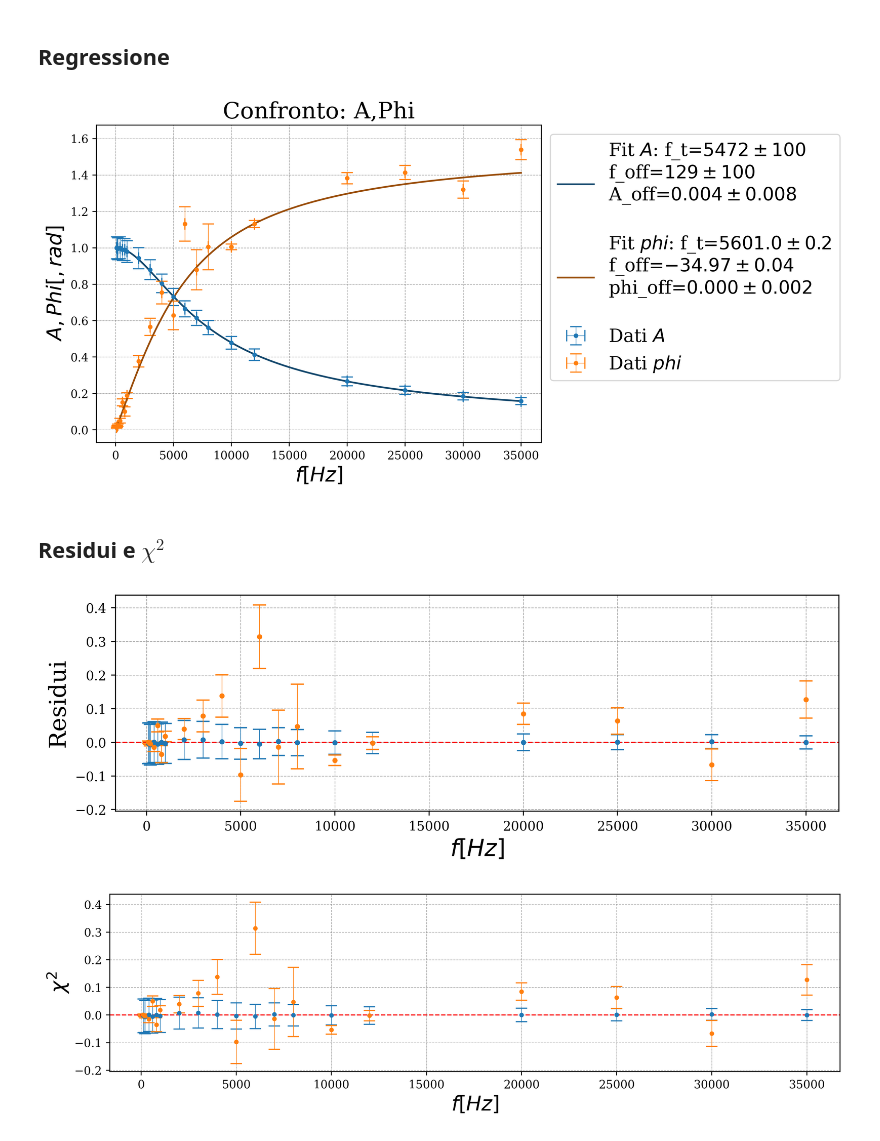
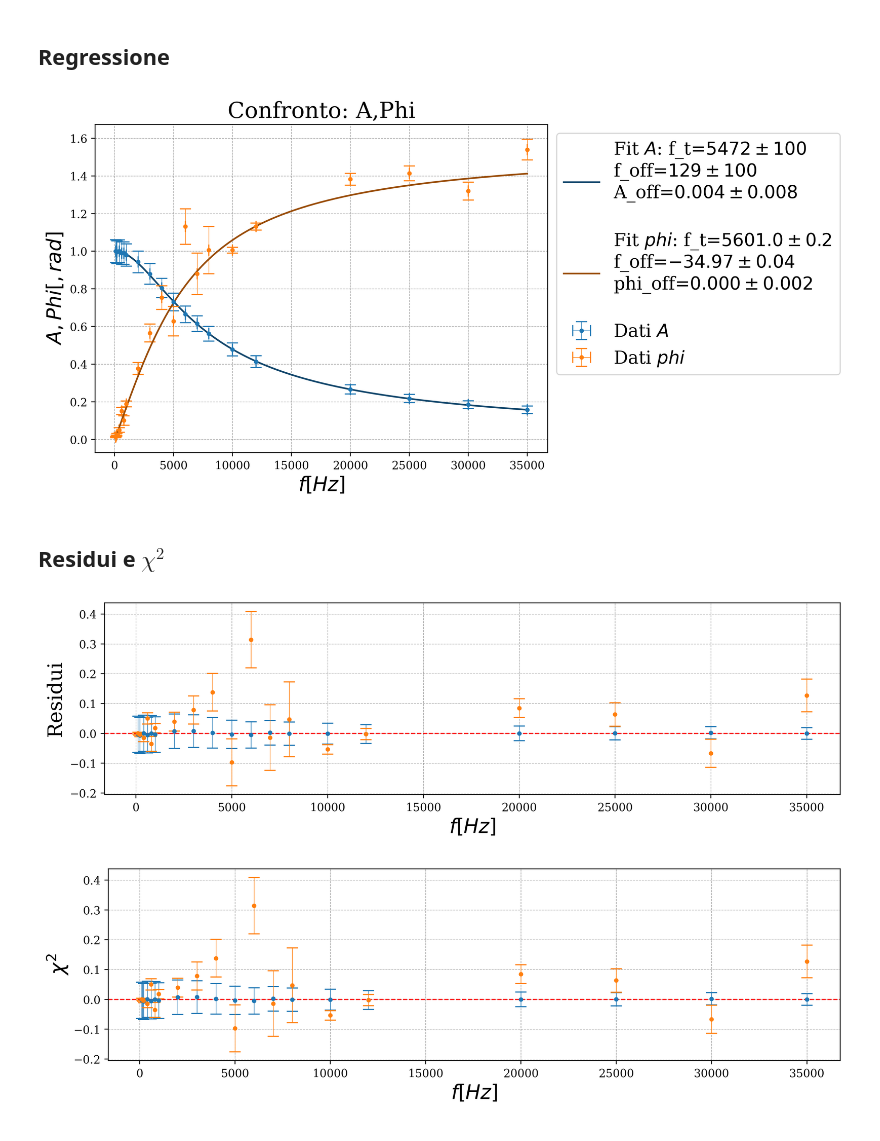
Before and after one commit to nichettg/Codici, a Jupyter notebook: 6. RC Dominio Frequenza/analisi.ipynb, the cells around one changed output. Cells and saved outputs as stored; diff of their text form; code cells hidden in the pictures.

```diff
--- a/6. RC Dominio Frequenza/analisi.ipynb
+++ b/6. RC Dominio Frequenza/analisi.ipynb
@@ -167,7 +167,7 @@ if confronto:
     )
 
     # Inizializzazione e labels
-    fig,ax = plt.subplots(1, 1,  figsize=(10, 5))
+    fig,ax = plt.subplots(1, 1,  figsize=(10, 5), constrained_layout = True)
     gf.parametri_grafico(ax, f"{titolo}", xlabel= rf"${xlabel} [{xunit}]$", ylabel= rf"${ylabel} [{yunit}]$")
 
     for j,key in enumerate(keys):
@@ -213,7 +213,7 @@ if confronto:
 
     let.salva_grafico(fig,file_output1)
 # %% [output]
-[figure, old version]
+[figure, new version]
 # %%
 if not confronto:
     for key in keys:
@@ -245,7 +245,7 @@ if not confronto:
         ###########################
 
         # Inizializzazione e labels
-        fig,ax = plt.subplots(1, 1,  figsize=(10, 5))
+        fig,ax = plt.subplots(1, 1,  figsize=(10, 5), constrained_layout = True)
         gf.parametri_grafico(ax, f"{titolo}, Regressione", xlabel= rf"${xlabel} [{xunit}]$", ylabel= rf"${ylabel} [{yunit}]$")
 
         # Dati
@@ -294,10 +294,10 @@ if confronto:
     )
 
     # Inizializzazione e label
-    fig1,ax1 = plt.subplots(1, 1,  figsize=(10, 3))
+    fig1,ax1 = plt.subplots(1, 1,  figsize=(10, 3), constrained_layout = True)
     gf.parametri_grafico(ax1, xlabel=rf"${xlabel} [{xunit}]$", ylabel="Residui")
 
-    fig2,ax2 = plt.subplots(1, 1,  figsize=(10, 3))
+    fig2,ax2 = plt.subplots(1, 1,  figsize=(10, 3), constrained_layout = True)
     gf.parametri_grafico(ax2, xlabel=rf"${xlabel} [{xunit}]$", ylabel=r"$\chi^2$")
 
     for j,key in enumerate(keys):
@@ -330,35 +330,35 @@ if confronto:
             color="red"
         )
 
         ###########################
         ##  Plotting Chi Quadri
         ###########################
 
         # Chi Quadri
         ax2.errorbar(
             chi[0],
             chi[1],
             yerr=chi[2],
             **gf.errorbar_params,
             color=gf.colori[j]
         )
 
         # Linea orizzontale
         ax2.axhline(
             0,
             **gf.line_params,
             color="red"
         )
 
     ###########################
     ##  Salvataggio Immagini
     ###########################
 
     let.salva_grafico(fig1, file_output2)
     let.salva_grafico(fig2, file_output3)
 # %% [output]
-[figure, old version]
+[figure, new version]
-[figure, old version]
+[figure, new version]
 # %%
 if not confronto:
 
```
Also changed, not shown: parts of 1 cell of this notebook, 12 other files.
